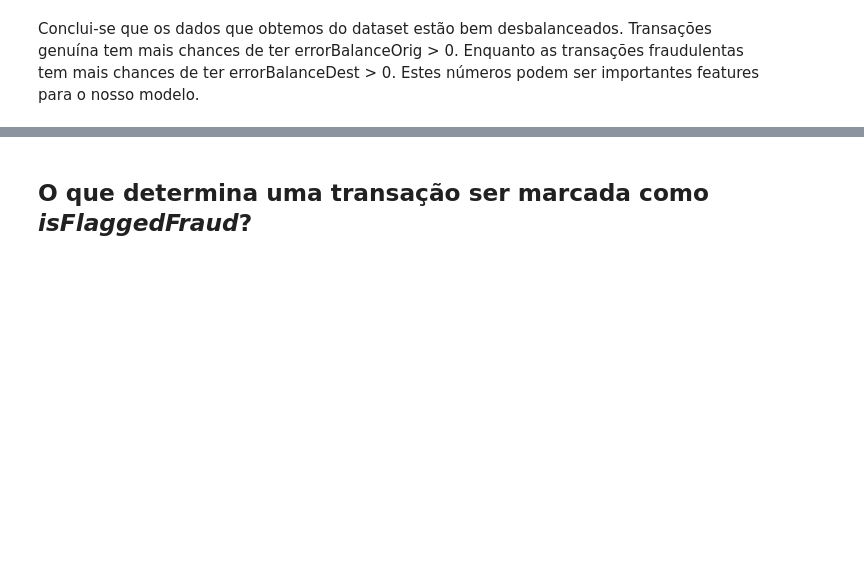
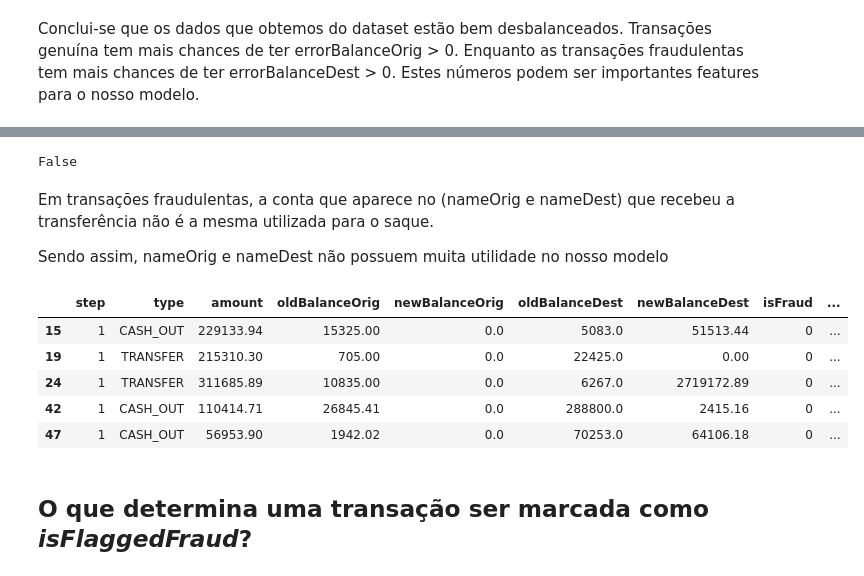
Before and after one commit to victormazevedo/predict-financial-fraud, a Jupyter notebook: Predict_Financial_Fraud.ipynb, the cells around one changed output, grey strips where cells are left out. Drawn from its saved outputs; the diff is of its cells as text; code cells hidden in the pictures; blank space fills up the shorter version.

```diff
--- a/Predict_Financial_Fraud.ipynb
+++ b/Predict_Financial_Fraud.ipynb
@@ -279,3 +307,28 @@ Estes números podem ser importantes features para o nosso modelo.
+# %%
+fraudCashOut = fraud[fraud["type"] == "CASH_OUT"]
+fraudTransfer = fraud[fraud["type"] == "TRANSFER"]
+
+fraudTransfer.nameDest.isin(fraudCashOut.nameOrig).any()
+# %% [output]
+False
+# %% [markdown]
+Em transações fraudulentas, a conta que aparece no (nameOrig e nameDest) que recebeu a transferência não é a mesma utilizada para o saque.
+
+Sendo assim, nameOrig e nameDest não possuem muita utilidade no nosso modelo
+# %%
+names = ["nameOrig", "nameDest"]
+newDf = newDf.drop(names, 1)
+fraud = fraud.drop(names, 1)
+genuine = genuine.drop(names, 1)
+# %%
+genuine.head(5)
+# %% [output]
+|  | step | type | amount | oldBalanceOrig | newBalanceOrig | oldBalanceDest | newBalanceDest | isFraud | ... |
+| 15 | 1 | CASH_OUT | 229133.94 | 15325.00 | 0.0 | 5083.0 | 51513.44 | 0 | ... |
+| 19 | 1 | TRANSFER | 215310.30 | 705.00 | 0.0 | 22425.0 | 0.00 | 0 | ... |
+| 24 | 1 | TRANSFER | 311685.89 | 10835.00 | 0.0 | 6267.0 | 2719172.89 | 0 | ... |
+| 42 | 1 | CASH_OUT | 110414.71 | 26845.41 | 0.0 | 288800.0 | 2415.16 | 0 | ... |
+| 47 | 1 | CASH_OUT | 56953.90 | 1942.02 | 0.0 | 70253.0 | 64106.18 | 0 | ... |
 # %% [markdown]
 ## O que determina uma transação ser marcada como _isFlaggedFraud_?
 # %%
```
Also changed, not shown: parts of 2 cells of this notebook.
